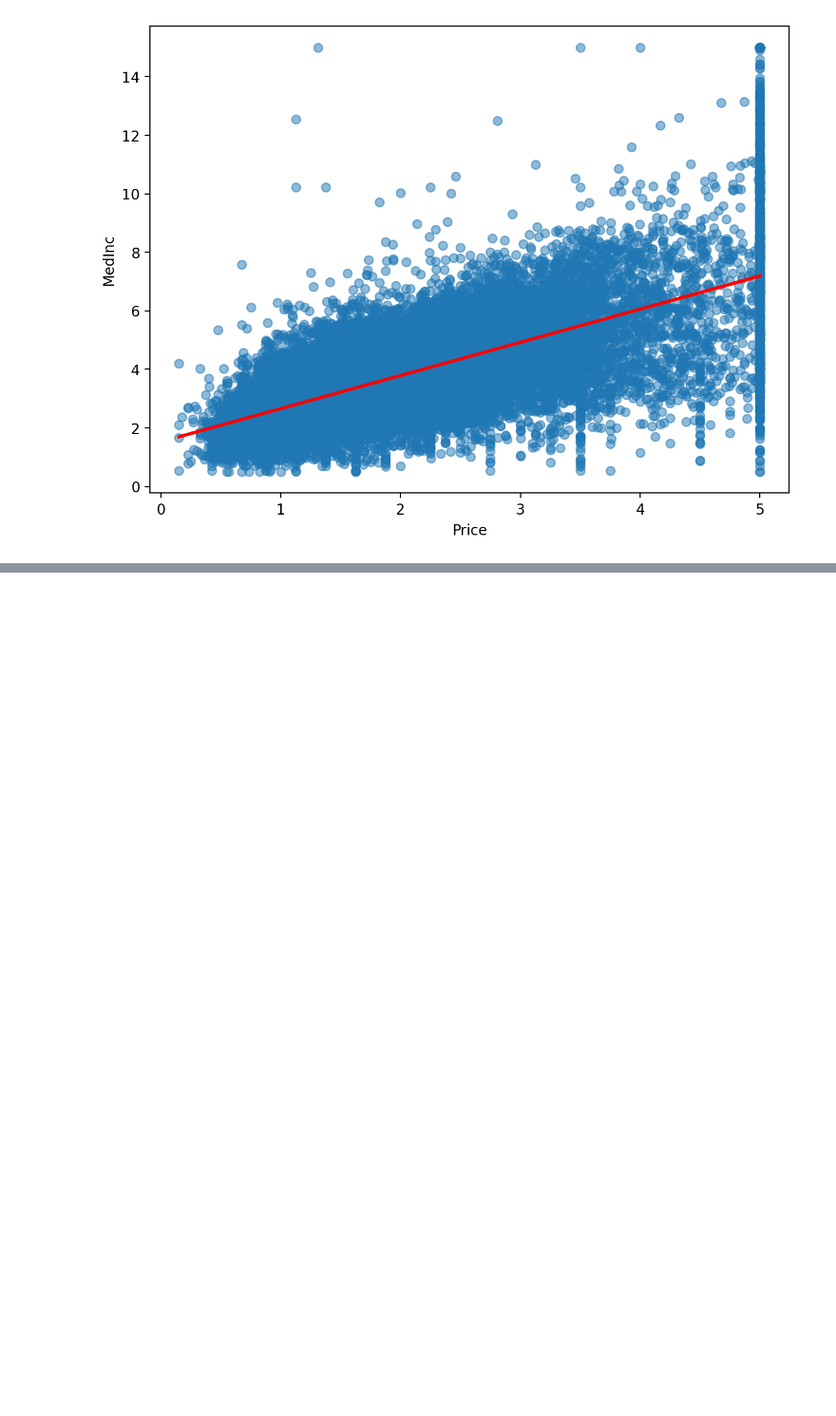
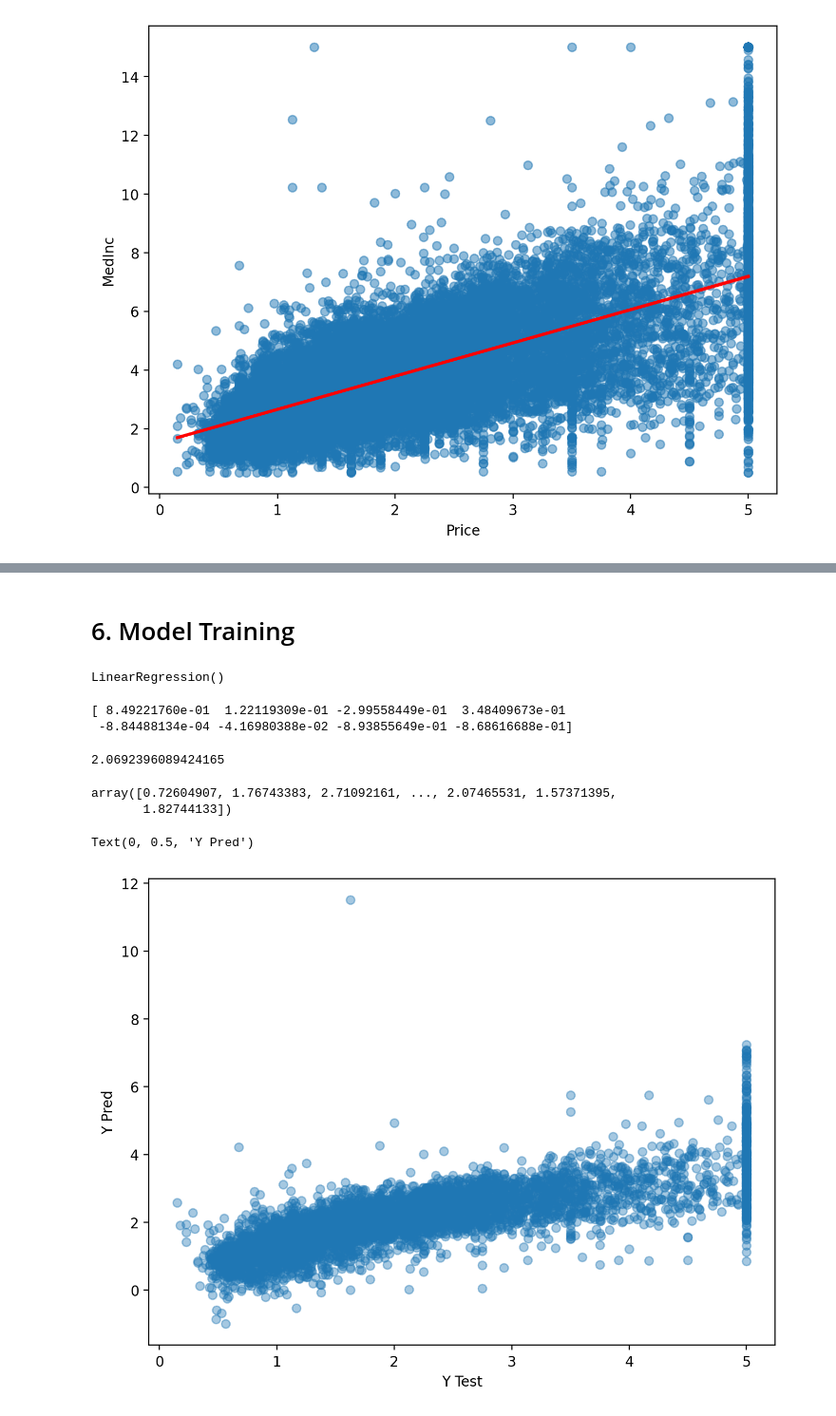
Before and after one commit to alfandysurya2/portfolio, a Jupyter notebook: Basic MLOps Project 1 - Regression Case/notebook/california_housing_regression.ipynb, the cells around one changed output, grey strips where cells are left out. Shown at 95% size. Saved outputs shown, nothing was run; the diff lists cells and outputs as text; code cells hidden in the pictures; blank space fills up the shorter version.

Commit message:
25th update: california_housing_regression.ipynb bug fixing

```diff
--- a/Basic MLOps Project 1 - Regression Case/notebook/california_housing_regression.ipynb
+++ b/Basic MLOps Project 1 - Regression Case/notebook/california_housing_regression.ipynb
@@ -171,0 +211,3 @@ Text(0.5, 0, 'Price')
+# %%
+## Train Test Split
+X_train, X_test, y_train, y_test = train_test_split(X, y, test_size=0.3, random_state=42)
@@ -171,0 +218,5 @@ Text(0.5, 0, 'Price')
+# %%
+## Standardize the dataset
+std_scaler = StandardScaler()
+X_train = std_scaler.fit_transform(X_train)
+X_test = std_scaler.transform(X_test)
@@ -171,0 +239,31 @@ Text(0.5, 0, 'Price')
+# %% [markdown]
+# 6. Model Training
+# %%
+## Train Linear Regression Model
+ln = LinearRegression()
+ln.fit(X_train, y_train)
+# %% [output]
+LinearRegression()
+# %%
+print(ln.coef_)
+# %% [output]
+[ 8.49221760e-01  1.22119309e-01 -2.99558449e-01  3.48409673e-01
+ -8.84488134e-04 -4.16980388e-02 -8.93855649e-01 -8.68616688e-01]
+# %%
+print(ln.intercept_)
+# %% [output]
+2.0692396089424165
+# %%
+y_pred = ln.predict(X_test)
+y_pred
+# %% [output]
+array([0.72604907, 1.76743383, 2.71092161, ..., 2.07465531, 1.57371395,
+       1.82744133])
+# %%
+plt.figure(figsize=(8,6), dpi=200)
+plt.scatter(y_test, y_pred, alpha=0.4)
+plt.xlabel('Y Test')
+plt.ylabel('Y Pred')
+# %% [output]
+Text(0, 0.5, 'Y Pred')
+[figure, added]
```
Also changed, not shown: parts of 31 cells of this notebook, 3 other files.
